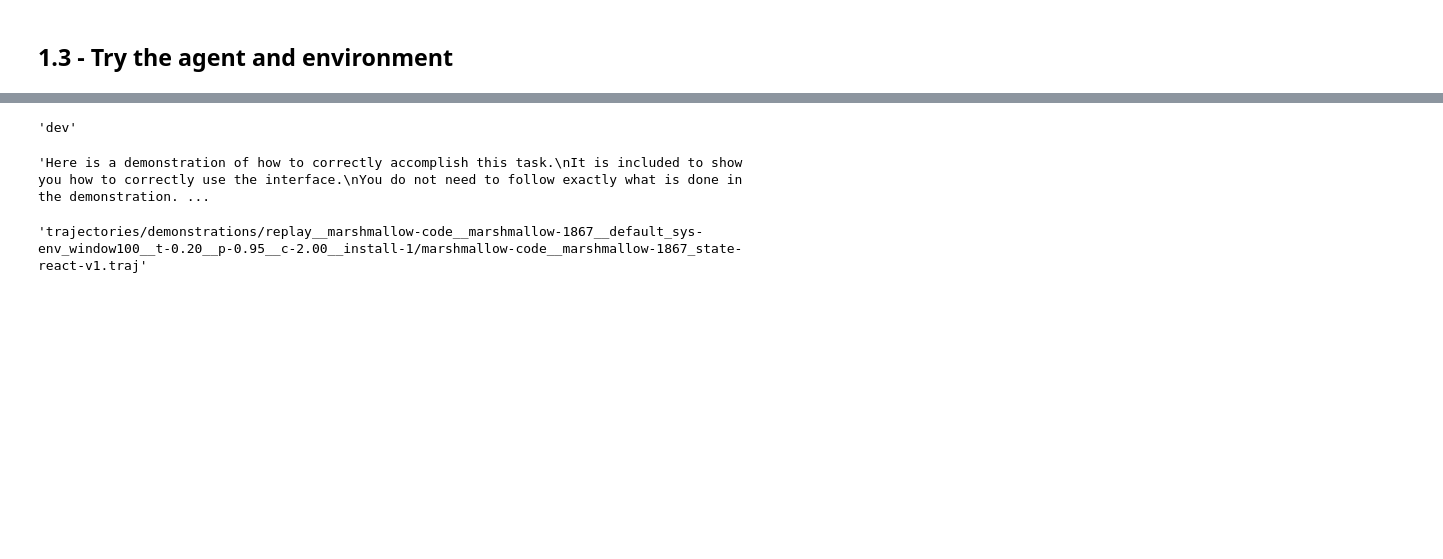
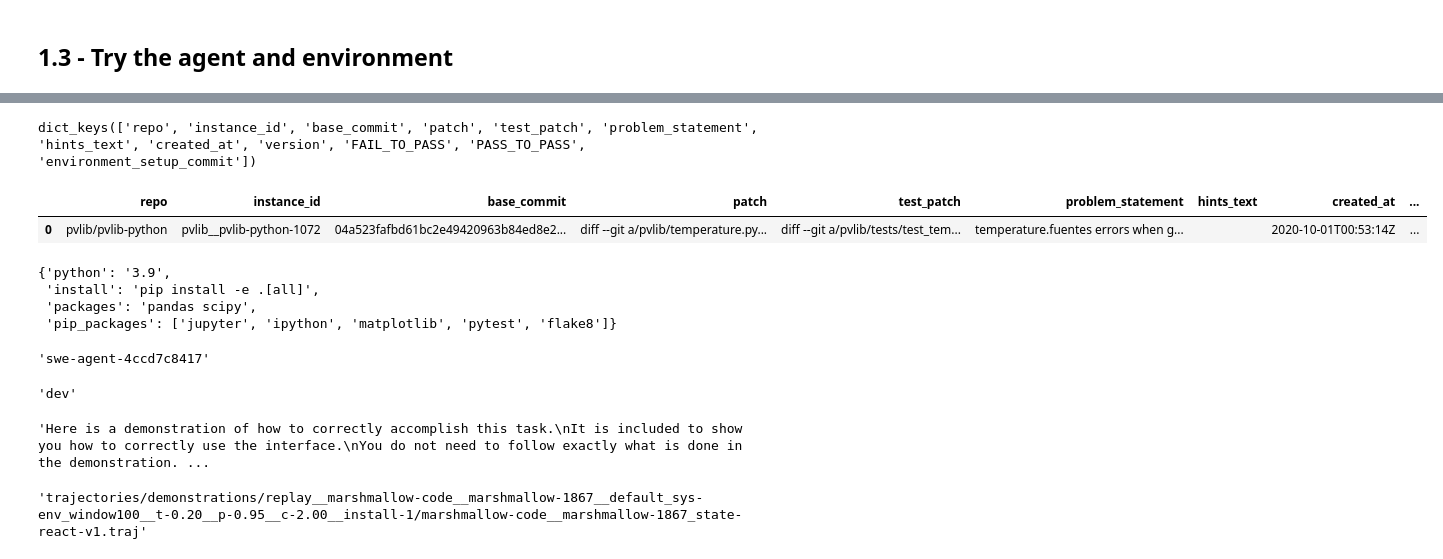
Before and after one commit to 1jsingh/SWE-agent, a Jupyter notebook: notebooks/test-env.ipynb, the cells around one changed output, grey strips where cells are left out. Drawn from its saved outputs; the diff is of its cells as text; code cells hidden in the pictures; blank space fills up the shorter version.

```diff
--- a/notebooks/test-env.ipynb
+++ b/notebooks/test-env.ipynb
@@ -222,14 +70,17 @@ split = "dev"
 
 data_path = "princeton-nlp/SWE-bench_Lite"
 config_file = "config/default.yaml"
+config_file = "config/default_epllm-v0.1.yaml"
 
-data_path = "https://github.com/pvlib/pvlib-python/issues/1603"
-config_file = "config/default_from_url.yaml"
-config_file = "config/default_from_url_epllm-v0.1.yaml"
+
+# data_path = "https://github.com/pvlib/pvlib-python/issues/1603"
+# config_file = "config/default_from_url.yaml"
+# config_file = "config/default_from_url_epllm-v0.1.yaml"
 
 
 defaults = ScriptArguments(
         suffix=suffix,
+        num_tasks = 1, # useful for debugging on the swe-bench-lite dataset
         environment=EnvironmentArguments(
             image_name="swe-agent",
             data_path=data_path,
@@ -248,6 +99,7 @@ defaults = ScriptArguments(
             ),
             config_file=config_file,
         ),
+    actions=ActionsArguments(open_pr=False, skip_if_commits_reference_issue=True),
     )
 
 args = defaults
@@ -447,3 +396,27 @@ DEBUG    Starting container with command: docker run -i --rm --name swe-agent-3b
+# %%
+env.record.keys()
+# %% [output]
+dict_keys(['repo', 'instance_id', 'base_commit', 'patch', 'test_patch', 'problem_statement', 'hints_text', 'created_at', 'version', 'FAIL_TO_PASS', 'PASS_TO_PASS', 'environment_setup_commit'])
+# %%
+pd.DataFrame([env.record])
+# %% [output]
+|  | repo | instance_id | base_commit | patch | test_patch | problem_statement | hints_text | created_at | ... |
+| 0 | pvlib/pvlib-python | pvlib__pvlib-python-1072 | 04a523fafbd61bc2e49420963b84ed8e2... | diff --git a/pvlib/temperature.py... | diff --git a/pvlib/tests/test_tem... | temperature.fuentes errors when g... |  | 2020-10-01T00:53:14Z | ... |
+# %%
+from swebench import MAP_VERSION_TO_INSTALL
+install_configs = MAP_VERSION_TO_INSTALL[env.record["repo"]][
+                    str(env.record["version"])
+                ]
+install_configs
+# %% [output]
+{'python': '3.9',
+ 'install': 'pip install -e .[all]',
+ 'packages': 'pandas scipy',
+ 'pip_packages': ['jupyter', 'ipython', 'matplotlib', 'pytest', 'flake8']}
+# %%
+env.container_name
+# %% [output]
+'swe-agent-4ccd7c8417'
 # %%
 args.split
 # %% [output]
```
Also changed, not shown: parts of 14 cells of this notebook, 10 other files.
